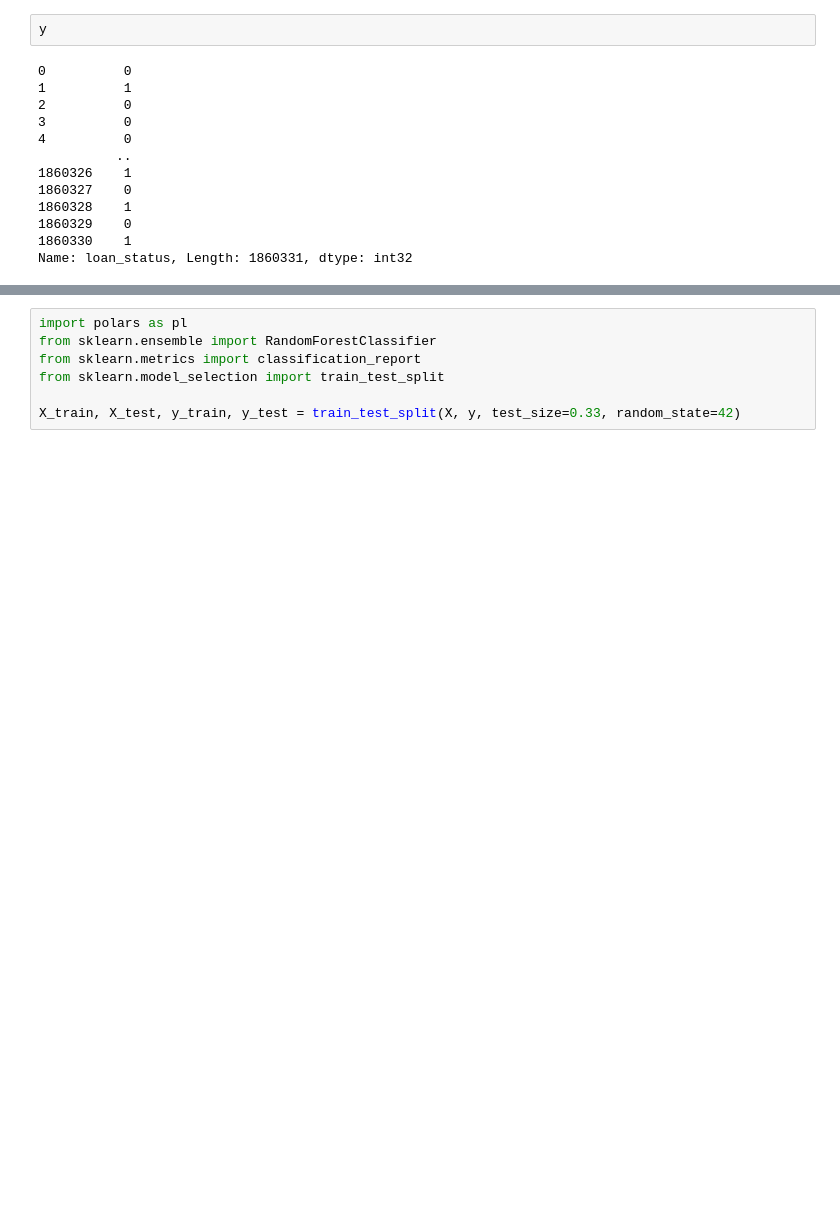
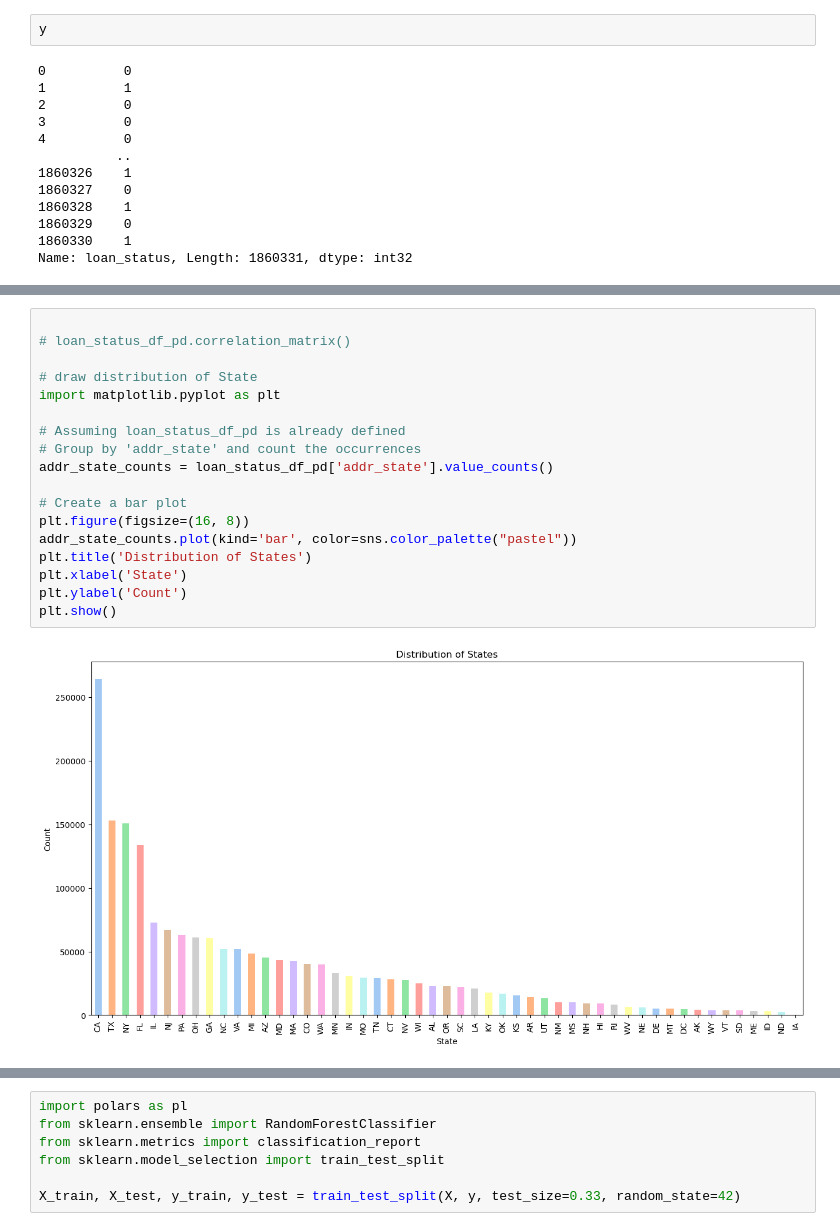
Before and after one commit to manolaz/kaggle-lending-hub-2024, a Jupyter notebook: trung-nva-lending-club-2007-20.ipynb, the cells around one changed output, grey strips where cells are left out. Saved outputs shown, nothing was run; the diff lists cells and outputs as text; blank space fills up the shorter version.

```diff
--- a/trung-nva-lending-club-2007-20.ipynb
+++ b/trung-nva-lending-club-2007-20.ipynb
@@ -622,0 +652,20 @@ Name: loan_status, Length: 1860331, dtype: int32
+# %%
+
+# loan_status_df_pd.correlation_matrix()
+
+# draw distribution of State
+import matplotlib.pyplot as plt
+
+# Assuming loan_status_df_pd is already defined
+# Group by 'addr_state' and count the occurrences
+addr_state_counts = loan_status_df_pd['addr_state'].value_counts()
+
+# Create a bar plot
+plt.figure(figsize=(16, 8))
+addr_state_counts.plot(kind='bar', color=sns.color_palette("pastel"))
+plt.title('Distribution of States')
+plt.xlabel('State')
+plt.ylabel('Count')
+plt.show()
+# %% [output]
+[figure, added]
```
Also changed, not shown: parts of 6 cells of this notebook.
